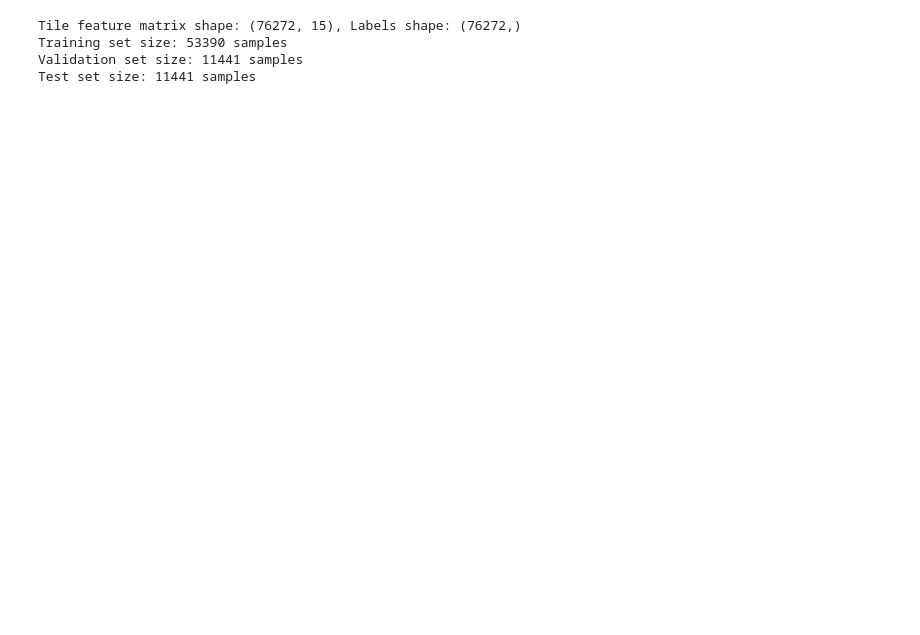
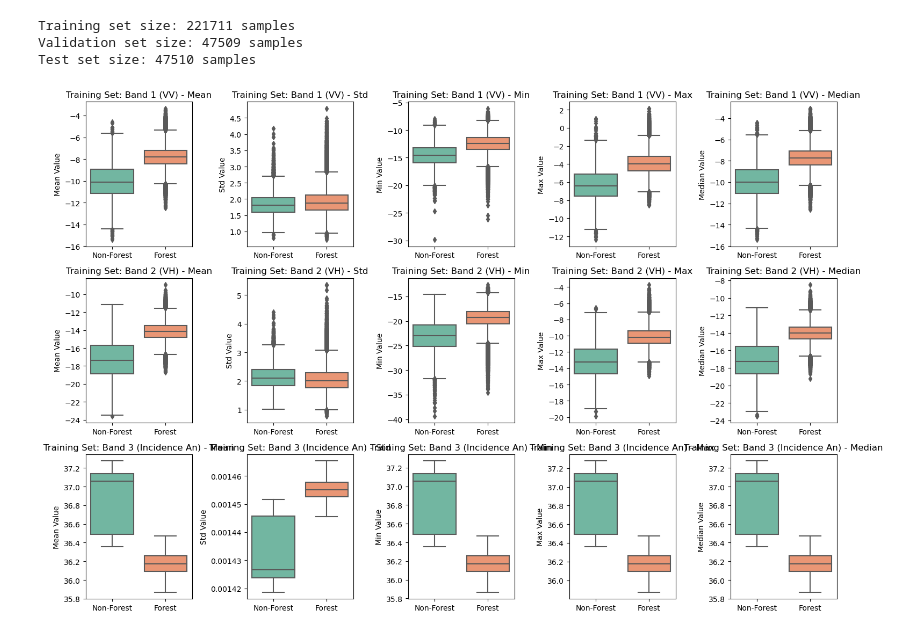
Before and after one commit to raznuss/MarvinBlue, a Jupyter notebook: Data_exploration.ipynb, the cells around one changed output. Saved outputs shown, nothing was run; the diff lists cells and outputs as text; code cells hidden in the pictures; blank space fills up the shorter version.

```diff
--- a/Data_exploration.ipynb
+++ b/Data_exploration.ipynb
@@ -45,4 +13,5 @@ show(forest_sardat)
 # %%
+# Load all non-forest and forest files
 def load_tif_files(directory):
     """
     Load and return a list of arrays representing TIFF files from a directory.
@@ -56,8 +25,7 @@ def load_tif_files(directory):
             bands = src.read()  # shape (3, h, w)
             bands_list.append(bands)
 
-    return bands_list
+    return tif_files, bands_list
 
-# Load all non-forest and forest files
-non_forest_data = load_tif_files(non_forest_dir)
-forest_data = load_tif_files(forest_dir)
+non_forest_files, non_forest_data = load_tif_files(non_forest_dir)
+forest_files, forest_data = load_tif_files(forest_dir)
@@ -64,4 +55,5 @@ forest_data = load_tif_files(forest_dir)
 # %%
+# Function to extract statistical features from a tile
 def extract_features_from_tile(tile):
     """
     Extract statistical features from a tile.
@@ -78,6 +70,7 @@ def extract_features_from_tile(tile):
         ])
     return tile_features
 
+# Function to divide an image into tiles and compute features
 def tile_image(image_data, tile_size=16):
     """
     Divide an image into tiles, filtering out any tiles that contain NaN values,
@@ -95,3 +88,7 @@ def tile_image(image_data, tile_size=16):
                     tiles.append(tile_features)
 
     return np.array(tiles)
+
+# Apply tiling and feature extraction to all non-forest and forest images
+def extract_all_tiles(data, tile_size=8):
+    return np.vstack([tile_image(bands, tile_size=tile_size) for bands in data])
@@ -164,23 +95,48 @@ plt.show()
 # %%
-# Apply tiling and feature extraction to all non-forest and forest images
-non_forest_tiles = np.vstack([tile_image(bands, tile_size=16) for bands in non_forest_data])
-forest_tiles = np.vstack([tile_image(bands, tile_size=16) for bands in forest_data])
+selected_tile_size = 8
+non_forest_tiles_16 = extract_all_tiles(non_forest_data, tile_size=selected_tile_size)
+forest_tiles_16 = extract_all_tiles(forest_data, tile_size=selected_tile_size)
 
 # Combine and label tiles
-X = np.vstack([non_forest_tiles, forest_tiles])
-y = np.hstack([np.zeros(non_forest_tiles.shape[0]), np.ones(forest_tiles.shape[0])])
-
-print(f"Tile feature matrix shape: {X.shape}, Labels shape: {y.shape}")  ## 15 features, 5 for each band
+X = np.vstack([non_forest_tiles_16, forest_tiles_16])
+y = np.hstack([np.zeros(non_forest_tiles_16.shape[0]), np.ones(forest_tiles_16.shape[0])])
 
 # Split the data: 70% train, 15% validation, 15% test
 X_train, X_temp, y_train, y_temp = train_test_split(X, y, test_size=0.3, random_state=42)
 X_val, X_test, y_val, y_test = train_test_split(X_temp, y_temp, test_size=0.5, random_state=42)
 
 print(f"Training set size: {X_train.shape[0]} samples")
 print(f"Validation set size: {X_val.shape[0]} samples")
 print(f"Test set size: {X_test.shape[0]} samples")
+
+# Visualize statistical features
+def visualize_features(X, y, title_prefix=""):
+    non_forest_features = X[y == 0]
+    forest_features = X[y == 1]
+
+    feature_names = ['Mean', 'Std', 'Min', 'Max', 'Median']
+    bands = ['Band 1 (VV)', 'Band 2 (VH)', 'Band 3 (Incidence An)']
+    n_features_per_band = 5
+
+    plt.figure(figsize=(15, 10))
+
+    for band_index, band in enumerate(bands):
+        for feature_index, feature_name in enumerate(feature_names):
+            feature_idx = band_index * n_features_per_band + feature_index
+
+            plt.subplot(len(bands), n_features_per_band, feature_idx + 1)
+            sns.boxplot(data=[non_forest_features[:, feature_idx], forest_features[:, feature_idx]], palette="Set2")
+
+            plt.title(f'{title_prefix}{band} - {feature_name}')
+            plt.xticks([0, 1], ['Non-Forest', 'Forest'])
+            plt.ylabel(f'{feature_name} Value')
+
+    plt.tight_layout()
+    plt.show()
+
+visualize_features(X_train, y_train, title_prefix="Training Set: ")
 # %% [output]
-Tile feature matrix shape: (76272, 15), Labels shape: (76272,)
-Training set size: 53390 samples
-Validation set size: 11441 samples
-Test set size: 11441 samples
+Training set size: 221711 samples
+Validation set size: 47509 samples
+Test set size: 47510 samples
+[figure, added]
```
Also changed, not shown: parts of 9 cells of this notebook, 2 other files.
